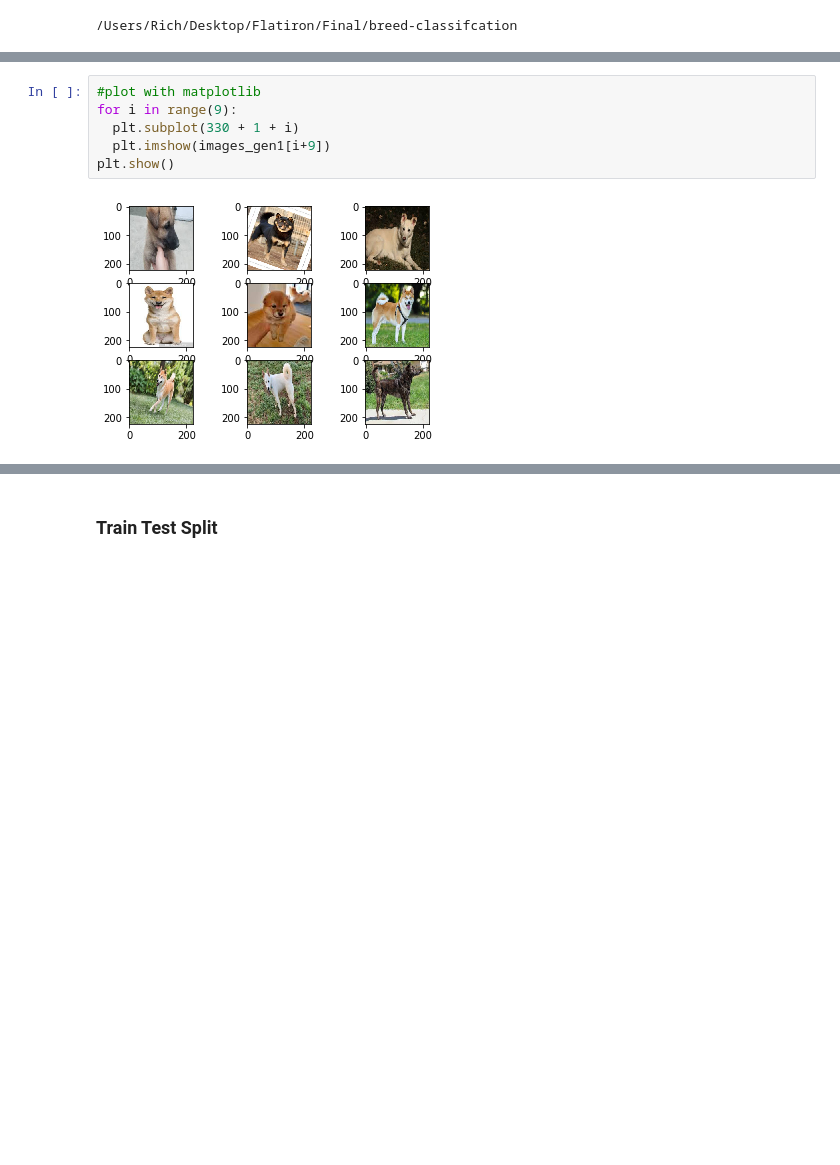
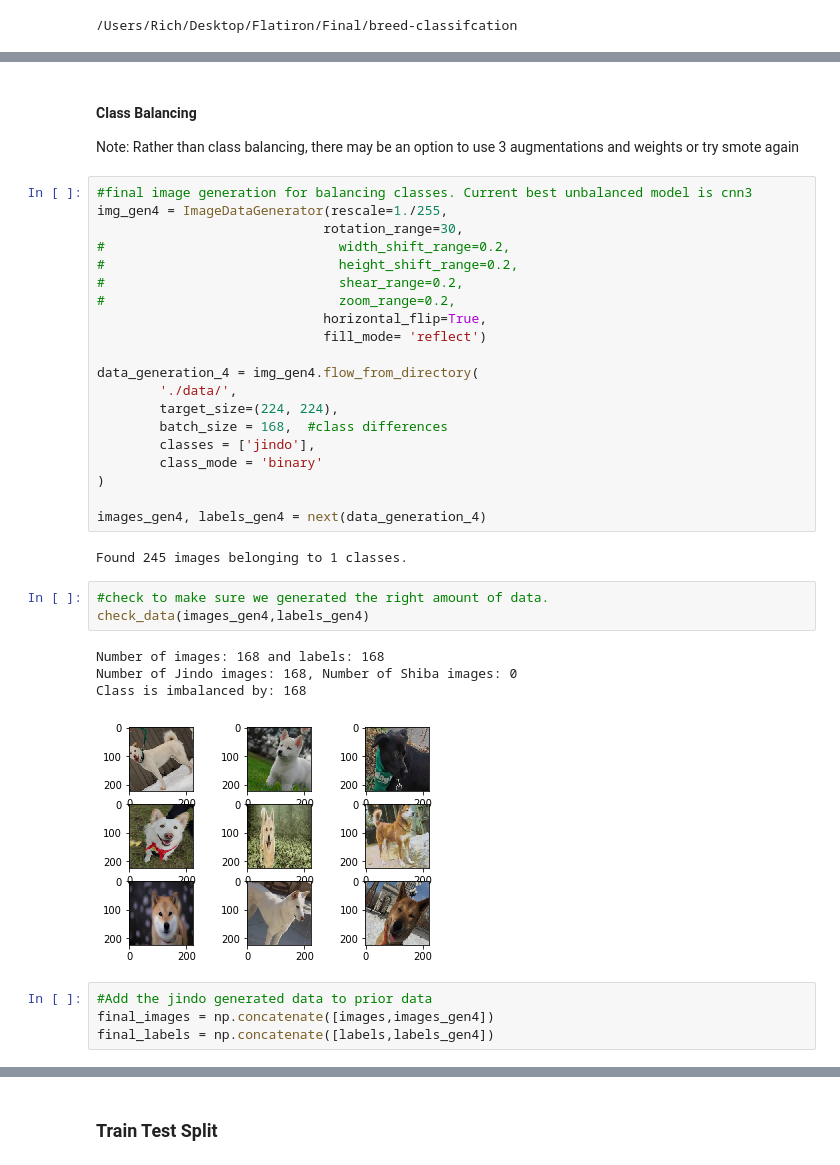
Before and after one commit to rmei97/shiba_vs_jindo, a Jupyter notebook: CNN Modeling.ipynb, the cells around one changed output, grey strips where cells are left out. Saved outputs shown, nothing was run; the diff lists cells and outputs as text; blank space fills up the shorter version.

```diff
--- a/CNN Modeling.ipynb
+++ b/CNN Modeling.ipynb
@@ -161,8 +168,37 @@ len(images), len(labels)
-# %%
-#plot with matplotlib
-for i in range(9):
-  plt.subplot(330 + 1 + i)
-  plt.imshow(images_gen1[i+9])
-plt.show()
-# %% [output]
-[figure, removed]
+# %% [markdown]
+#### Class Balancing
+Note: Rather than class balancing, there may be an option to use 3 augmentations and weights or try smote again
+# %%
+#final image generation for balancing classes. Current best unbalanced model is cnn3
+img_gen4 = ImageDataGenerator(rescale=1./255,
+                             rotation_range=30,
+#                              width_shift_range=0.2,
+#                              height_shift_range=0.2,
+#                              shear_range=0.2,
+#                              zoom_range=0.2,
+                             horizontal_flip=True,
+                             fill_mode= 'reflect')
+
+data_generation_4 = img_gen4.flow_from_directory(
+        './data/',
+        target_size=(224, 224),
+        batch_size = 168,  #class differences
+        classes = ['jindo'],
+        class_mode = 'binary'
+)
+
+images_gen4, labels_gen4 = next(data_generation_4)
+# %% [output]
+Found 245 images belonging to 1 classes.
+# %%
+#check to make sure we generated the right amount of data.
+check_data(images_gen4,labels_gen4)
+# %% [output]
+Number of images: 168 and labels: 168
+Number of Jindo images: 168, Number of Shiba images: 0
+Class is imbalanced by: 168
+[figure, added]
+# %%
+#Add the jindo generated data to prior data
+final_images = np.concatenate([images,images_gen4])
+final_labels = np.concatenate([labels,labels_gen4])
```
Also changed, not shown: parts of 85 cells of this notebook, 6 other files.
